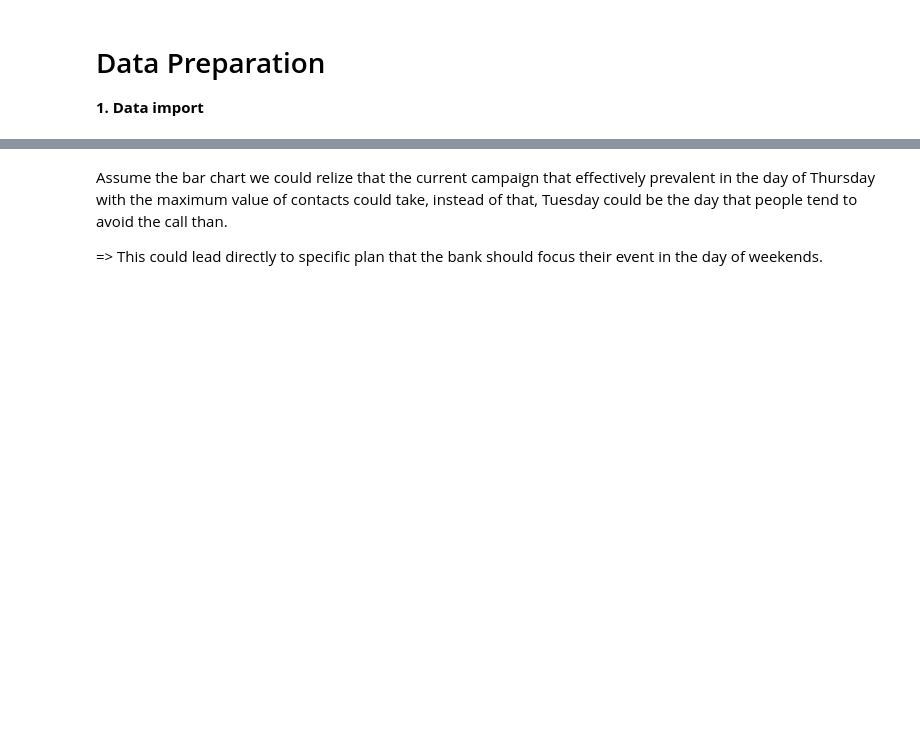
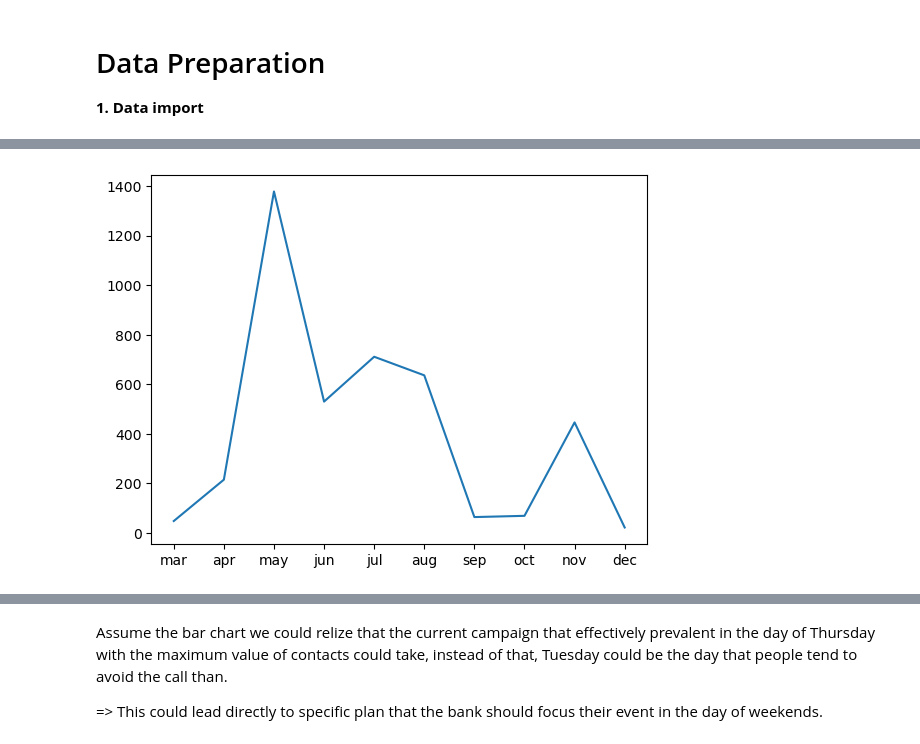
Before and after one commit to thinhsuy/Data_cleansing_summarising, a Jupyter notebook: myjob.ipynb, the cells around one changed output, grey strips where cells are left out. Drawn from its saved outputs; the diff is of its cells as text; code cells hidden in the pictures; blank space fills up the shorter version.

```diff
--- a/myjob.ipynb
+++ b/myjob.ipynb
@@ -71,0 +167,12 @@ Example: basic0. 4y of column education change to => basic.4y
+# %%
+def sort_month(key):
+    return valid_value['month'].index(key[0])
+def sort_day(key):
+    return valid_value['day_of_week'].index(key[0])
+# %%
+# ordered values
+month_vals = dict(sorted(dict(df['month'].value_counts()).items(), key=sort_month))
+plt.plot(month_vals.keys(), month_vals.values())
+plt.show()
+# %% [output]
+[figure, added]
```
Also changed, not shown: parts of 37 cells of this notebook.
